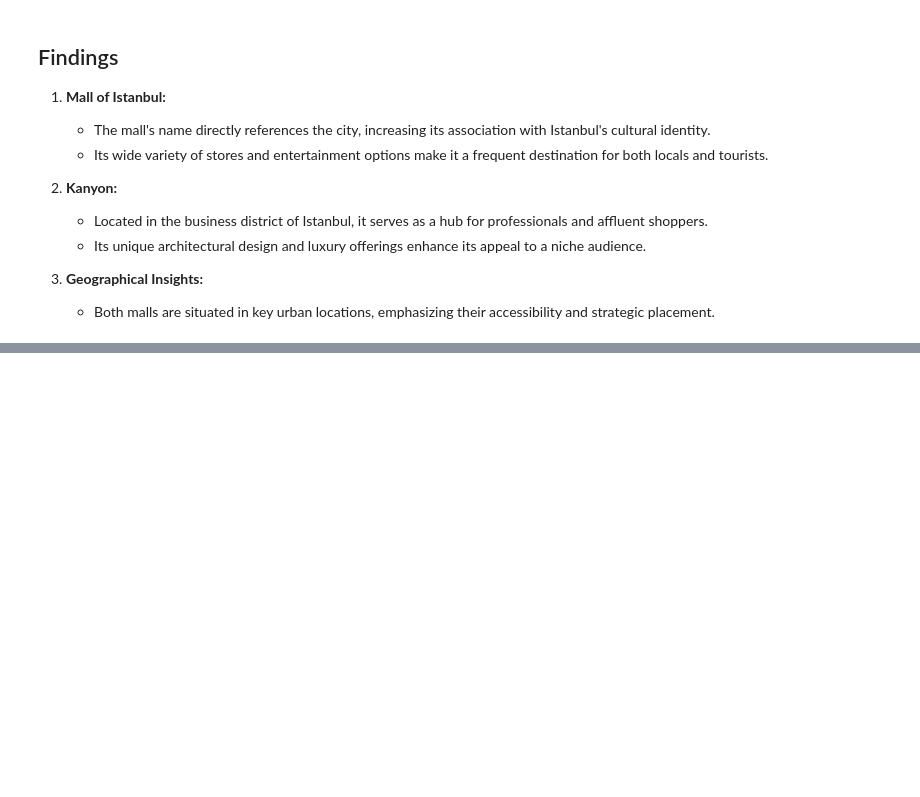
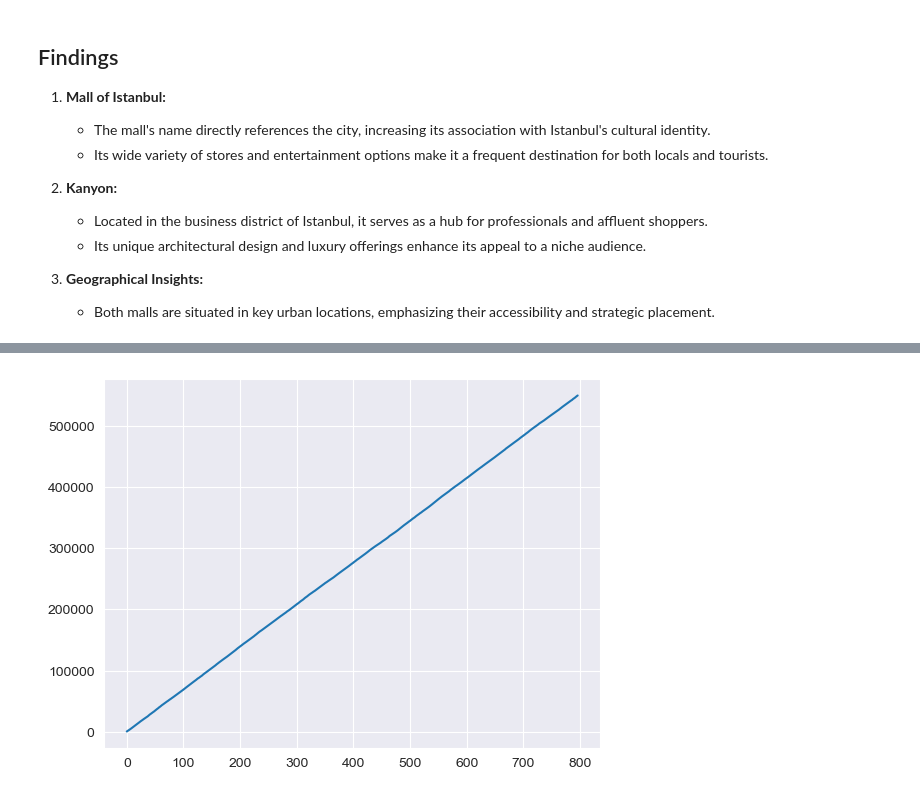
Before and after one commit to datawithkasim/fantastic-palm-tree, a Jupyter notebook: fantastic_palm_tree/import_eda.ipynb, the cells around one changed output, grey strips where cells are left out. Drawn from its saved outputs; the diff is of its cells as text; code cells hidden in the pictures; blank space fills up the shorter version.

```diff
--- a/fantastic_palm_tree/import_eda.ipynb
+++ b/fantastic_palm_tree/import_eda.ipynb
@@ -334,0 +375,7 @@ plt.show()## Findings
+# %%
+plt.plot(data.groupby('invoice_date')['price'].mean().cumsum().values)
+
+
+plt.show()
+# %% [output]
+[figure, added]
```
Also changed, not shown: parts of 3 cells of this notebook.
